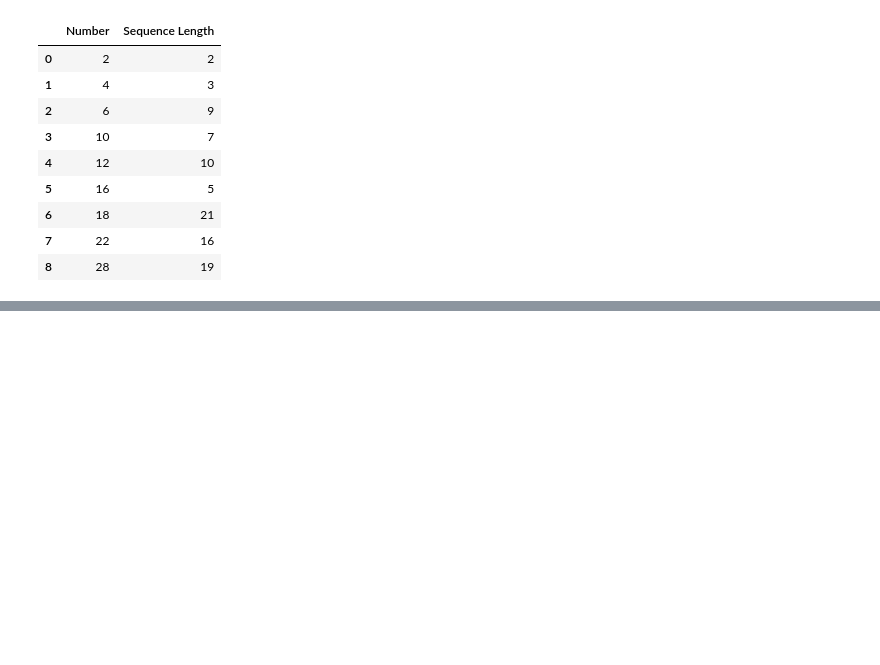
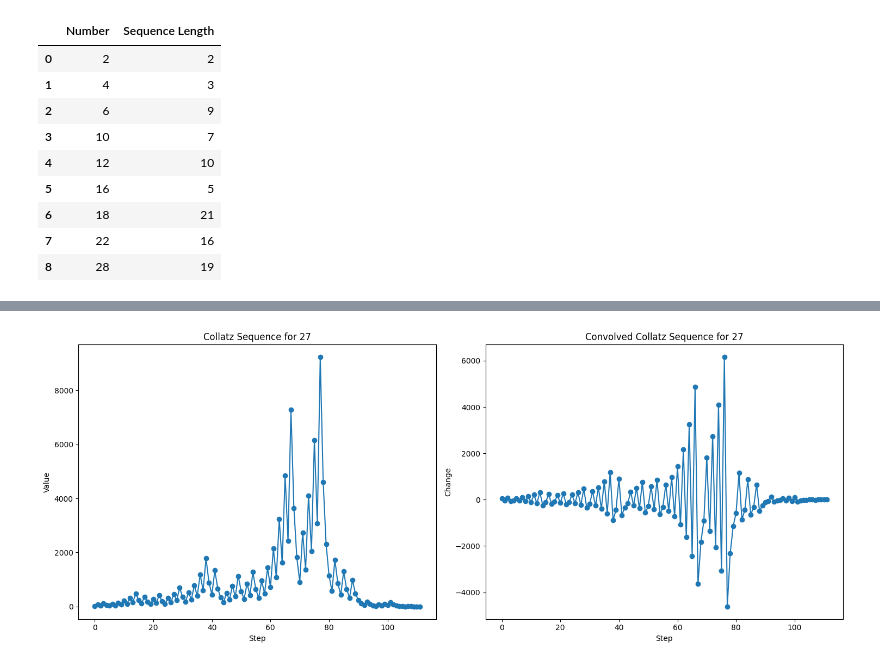
Before and after one commit to walkerjian/DailyCode, a Jupyter notebook: Code_Craft_collatz_sequence.ipynb, the cells around one changed output, grey strips where cells are left out. Saved outputs shown, nothing was run; the diff lists cells and outputs as text; code cells hidden in the pictures; blank space fills up the shorter version.

```diff
--- a/Code_Craft_collatz_sequence.ipynb
+++ b/Code_Craft_collatz_sequence.ipynb
@@ -308,0 +358,39 @@ collatz_prime_minus_one_df
+# %%
+from scipy.ndimage import convolve1d
+
+# Define a simple kernel to highlight changes - a basic difference kernel
+kernel = [1, -1]
+
+# Pick a sample of starting numbers and generate their Collatz sequences
+sample_numbers = range(1, 101)  # Using a small sample for demonstration
+collatz_sequences = [collatz_sequence(n) for n in sample_numbers]
+
+# Perform a convolution on each sequence with the defined kernel
+convolved_sequences = [convolve1d(seq, kernel, mode='constant', cval=0.0) for seq in collatz_sequences]
+
+# For visualization, pick one sequence to plot
+example_number = 27  # Known to have a long and interesting sequence
+example_sequence = collatz_sequences[example_number - 1]
+example_convolved = convolved_sequences[example_number - 1]
+
+# Plot the original and convolved sequence
+plt.figure(figsize=(15, 6))
+
+# Original sequence
+plt.subplot(1, 2, 1)
+plt.plot(example_sequence, marker='o')
+plt.title(f"Collatz Sequence for {example_number}")
+plt.xlabel("Step")
+plt.ylabel("Value")
+
+# Convolved sequence
+plt.subplot(1, 2, 2)
+plt.plot(example_convolved, marker='o')
+plt.title(f"Convolved Collatz Sequence for {example_number}")
+plt.xlabel("Step")
+plt.ylabel("Change")
+
+plt.tight_layout()
+plt.show()
+# %% [output]
+[figure, added]
```
Also changed, not shown: parts of 11 cells of this notebook.
